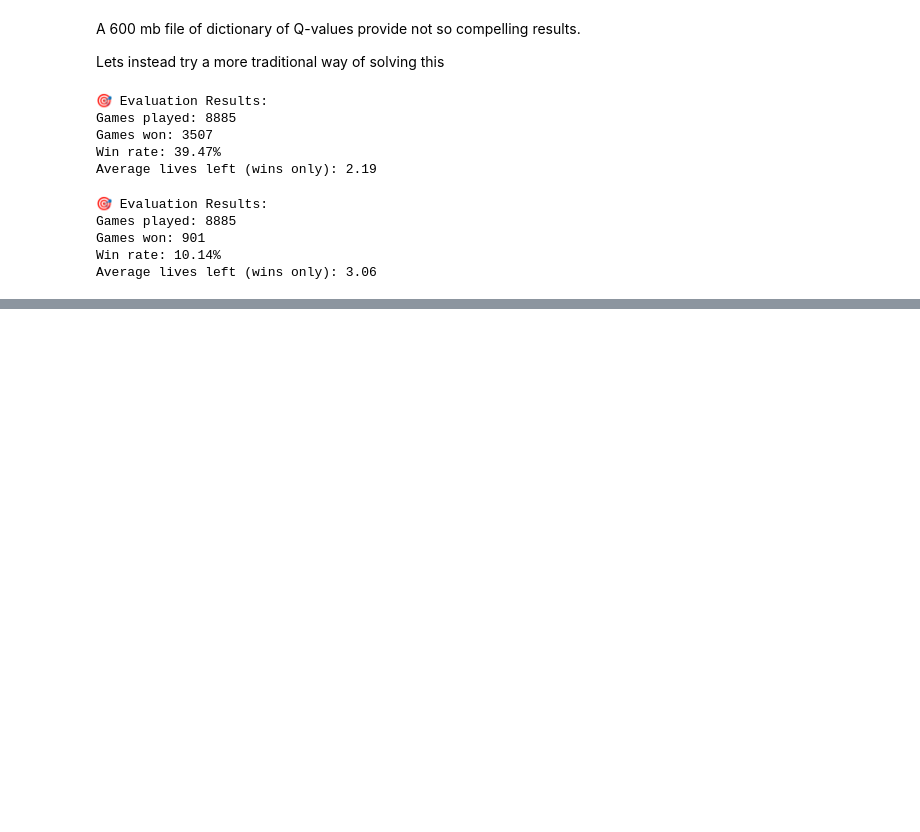
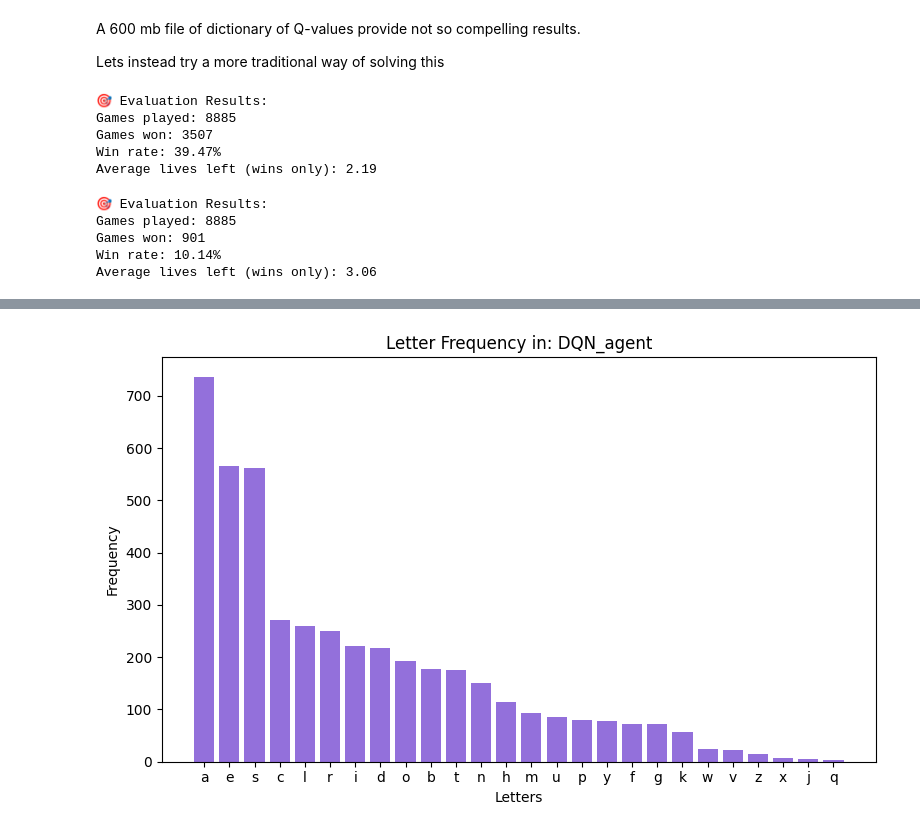
Before and after one commit to jacobrak/hangman-nn, a Jupyter notebook: evaluation1.ipynb, the cells around one changed output, grey strips where cells are left out. Cells and saved outputs as stored; diff of their text form; code cells hidden in the pictures; blank space fills up the shorter version.

```diff
--- a/evaluation1.ipynb
+++ b/evaluation1.ipynb
@@ -54,6 +54,7 @@ def evaluate_agent2(agent, games=10, word_set=Word_set):
 
     wins = 0
     total_lives_left = 0
+    words_won = set()
 
     # Disable exploration for evaluation
     original_exploration = agent.exploration_rate
@@ -85,6 +86,7 @@ def evaluate_agent2(agent, games=10, word_set=Word_set):
                 if "win" in game_status:
                     wins += 1
                     total_lives_left += hangman.lives
+                    words_won.add(hangman.word)
                 break
 
     # Restore original exploration rate
@@ -99,6 +101,8 @@ def evaluate_agent2(agent, games=10, word_set=Word_set):
     print(f"Games won: {wins}")
     print(f"Win rate: {win_rate * 100:.2f}%")
     print(f"Average lives left (wins only): {avg_lives:.2f}")
+
+    return list(words_won)
 # %%
 agent = Agent()
 
@@ -257,7 +284,7 @@ Games won: 3507
 Win rate: 39.47%
 Average lives left (wins only): 2.19
 # %%
-evaluate_agent2(agent, games=8885)
+Q_agent = evaluate_agent2(agent, games=8885)
 # %% [output]
 🎯 Evaluation Results:
 Games played: 8885
@@ -274,0 +330,4 @@ Avg lives left (wins only): 1.73
+# %%
+split_dataframe(Q_agent, "DQN_agent")
+# %% [output]
+[figure, added]
```
Also changed, not shown: parts of 8 cells of this notebook.
